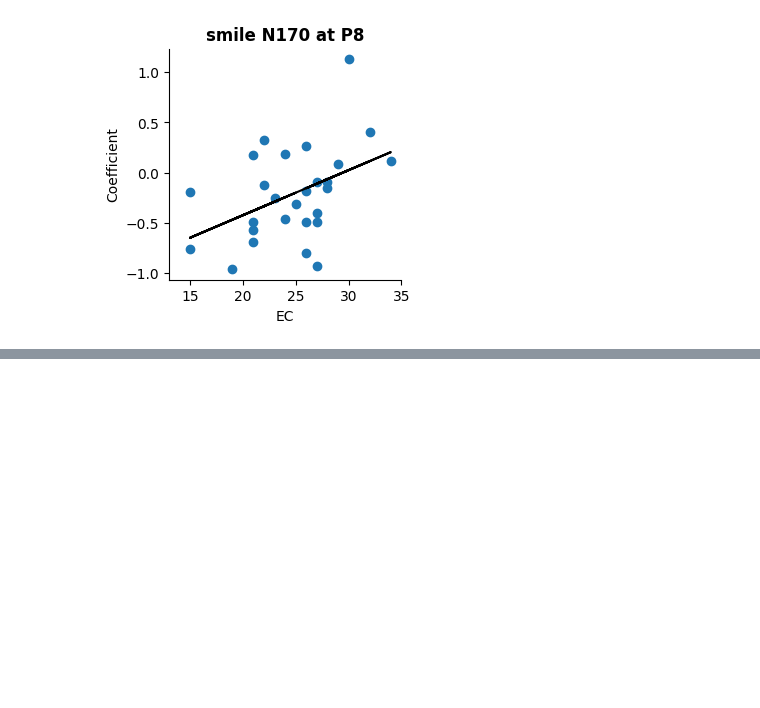
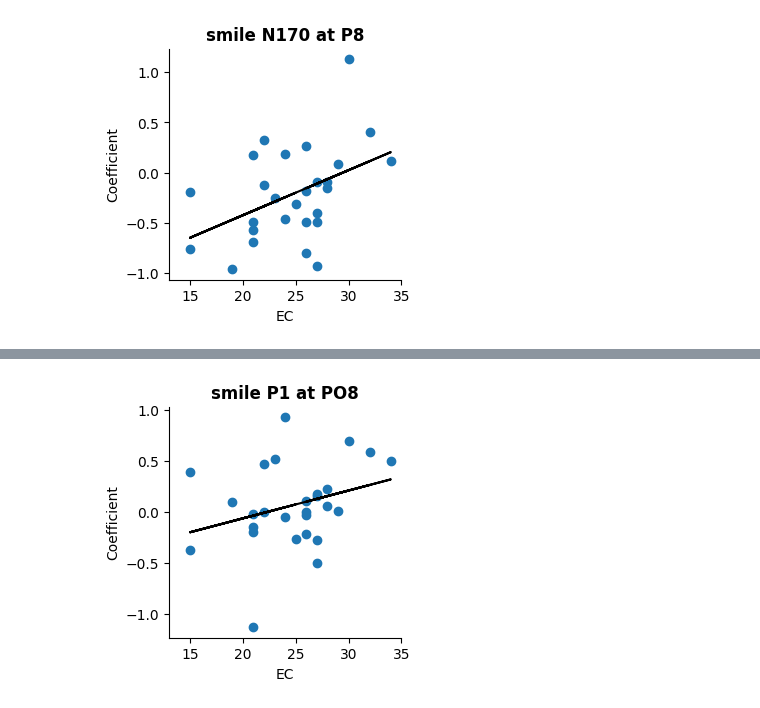
Before and after one commit to Kei-Kobayash/multiple_smiles, a Jupyter notebook: LSM_revised2023_10_15.ipynb, the cells around one changed output, grey strips where cells are left out. Drawn from its saved outputs; the diff is of its cells as text; code cells hidden in the pictures; blank space fills up the shorter version.

```diff
--- a/LSM_revised2023_10_15.ipynb
+++ b/LSM_revised2023_10_15.ipynb
@@ -194,0 +216,4 @@ coef_scatter("smile N170 at P8", df_results_smile_P8)
+# %%
+coef_scatter("smile P1 at PO8", df_results_smile_PO8)
+# %% [output]
+[figure, added]
```
Also changed, not shown: parts of 8 cells of this notebook.
